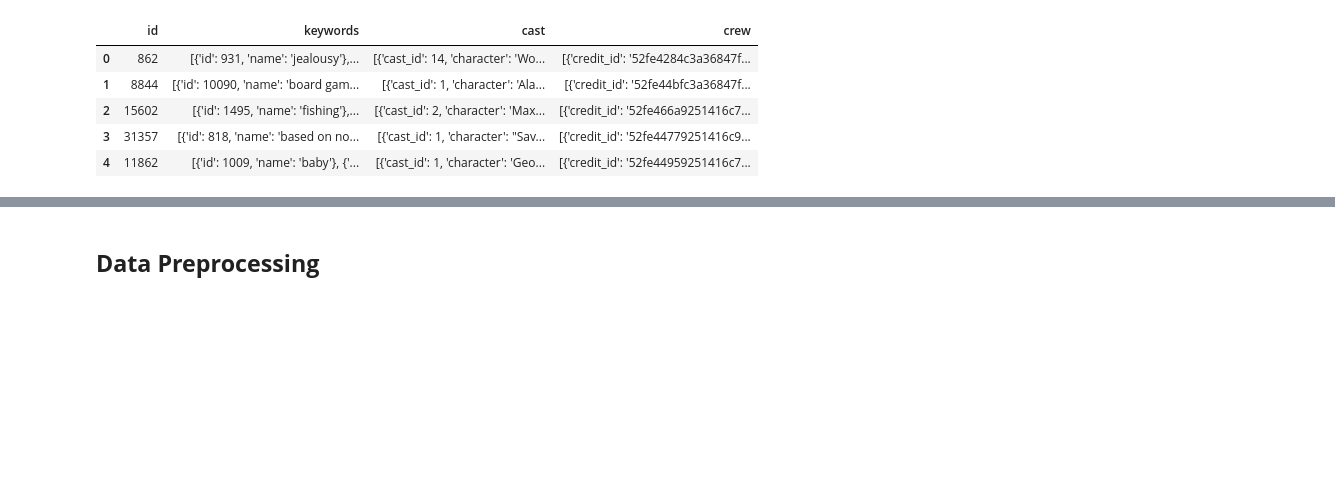
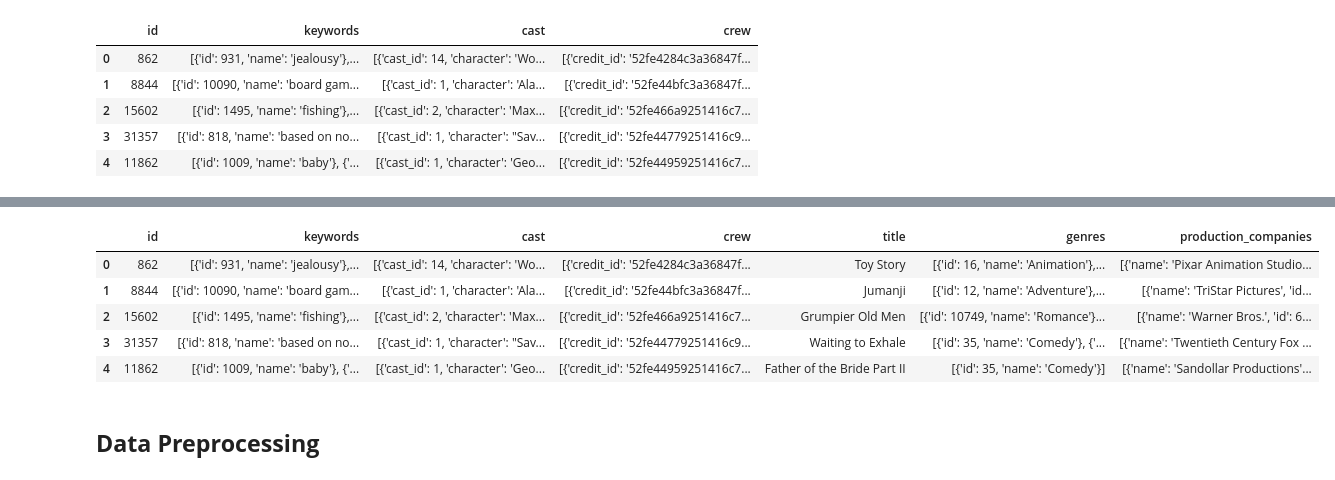
Before and after one commit to AmalPF/ML-AI-Specialist-Course---ICT, a Jupyter notebook: Case Studies/3/Case Study 3.ipynb, the cells around one changed output, grey strips where cells are left out. Drawn from its saved outputs; the diff is of its cells as text; code cells hidden in the pictures; blank space fills up the shorter version.

```diff
--- a/Case Studies/3/Case Study 3.ipynb
+++ b/Case Studies/3/Case Study 3.ipynb
@@ -98,2 +133,4 @@ df_key.drop_duplicates(subset='id').shape
 # %%
 df_credit = df_credit.drop_duplicates(subset='id')
+df_key = df_key.drop_duplicates(subset='id')
+df_movies = df_movies.drop_duplicates(subset='id')
@@ -116,0 +218,3 @@ df1.head()
+# %%
+df_movies = df_movies[['id', 'title', 'genres', 'production_companies']]
+df_movies.head()
@@ -116,0 +236,3 @@ df1.head()
+# %%
+df_movies.dropna(inplace=True)
+df_movies.isnull().sum()
@@ -116,0 +249,2 @@ df1.head()
+# %%
+df_movies['id'] = df_movies['id'].astype('int')
@@ -117,3 +265,13 @@ df1.head()
+# %%
+df2 = df1.merge(df_movies, on='id')
+df2.head()
+# %% [output]
+|  | id | keywords | cast | crew | title | genres | production_companies |
+| 0 | 862 | [{'id': 931, 'name': 'jealousy'},... | [{'cast_id': 14, 'character': 'Wo... | [{'credit_id': '52fe4284c3a36847f... | Toy Story | [{'id': 16, 'name': 'Animation'},... | [{'name': 'Pixar Animation Studio... |
+| 1 | 8844 | [{'id': 10090, 'name': 'board gam... | [{'cast_id': 1, 'character': 'Ala... | [{'credit_id': '52fe44bfc3a36847f... | Jumanji | [{'id': 12, 'name': 'Adventure'},... | [{'name': 'TriStar Pictures', 'id... |
+| 2 | 15602 | [{'id': 1495, 'name': 'fishing'},... | [{'cast_id': 2, 'character': 'Max... | [{'credit_id': '52fe466a9251416c7... | Grumpier Old Men | [{'id': 10749, 'name': 'Romance'}... | [{'name': 'Warner Bros.', 'id': 6... |
+| 3 | 31357 | [{'id': 818, 'name': 'based on no... | [{'cast_id': 1, 'character': "Sav... | [{'credit_id': '52fe44779251416c9... | Waiting to Exhale | [{'id': 35, 'name': 'Comedy'}, {'... | [{'name': 'Twentieth Century Fox ... |
+| 4 | 11862 | [{'id': 1009, 'name': 'baby'}, {'... | [{'cast_id': 1, 'character': 'Geo... | [{'credit_id': '52fe44959251416c7... | Father of the Bride Part II | [{'id': 35, 'name': 'Comedy'}] | [{'name': 'Sandollar Productions'... |
 # %% [markdown]
 ## **Data Preprocessing**
 # %%
```
Also changed, not shown: parts of 53 cells of this notebook.
